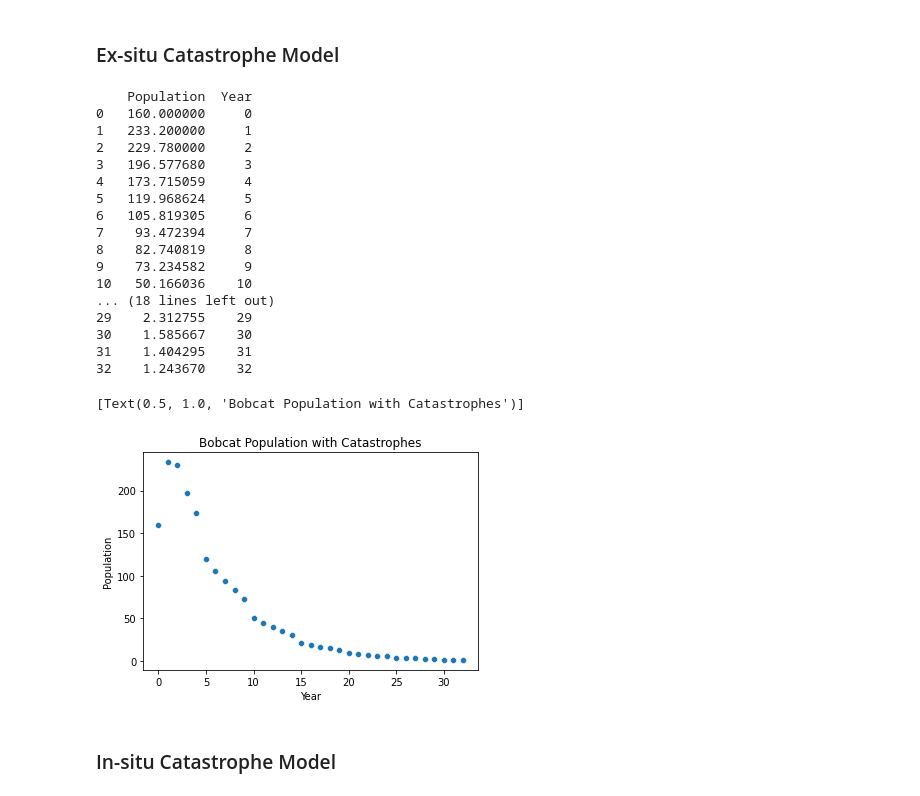
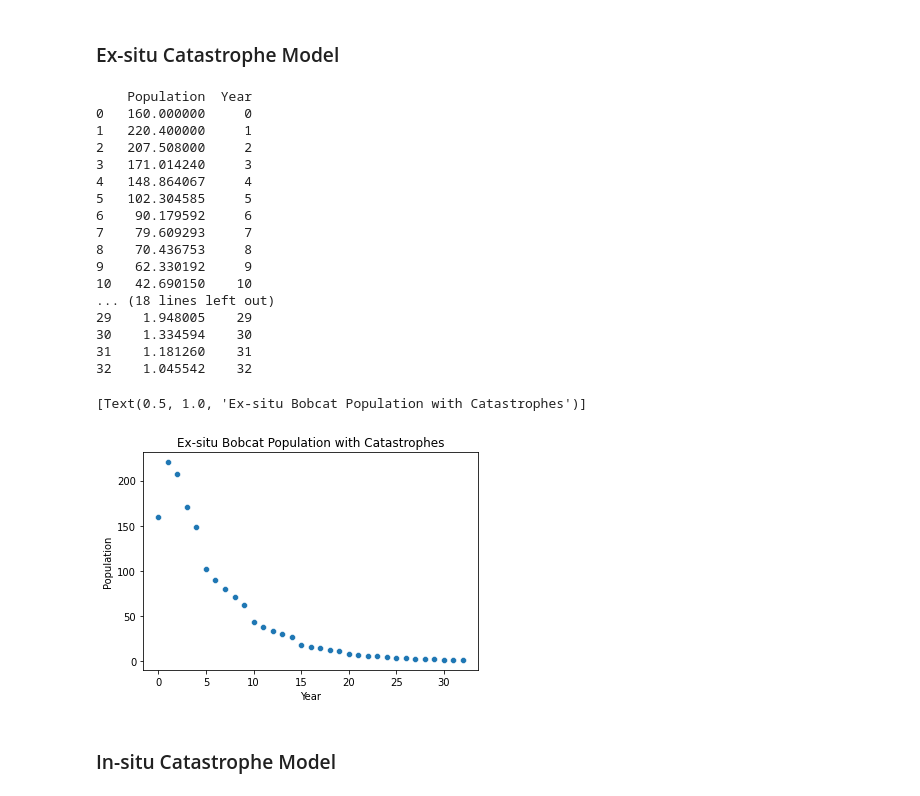
Before and after one commit to AlienVisitor/Math-3MB3, a Jupyter notebook: finalproject.ipynb, the cells around one changed output. Saved outputs shown, nothing was run; the diff lists cells and outputs as text; code cells hidden in the pictures.

```diff
--- a/finalproject.ipynb
+++ b/finalproject.ipynb
@@ -128,49 +128,49 @@ for i in range(0,16):
 # %%
 def growth_extended_catastrophe(t0_population = default_t0_population, leslie_matrix = default_leslie_matrix, number_of_years = default_number_of_years, catastrophie_matrix = default_catastrophie_matrix):
     nth_population_extended = np.zeros(number_of_years+1)
     nth_population_extended[0] = np.sum(t0_population)
     current_population = t0_population
     nth_year = np.arange(number_of_years+1)
     for i in range(1, number_of_years+1):
         if (i % 5 == 0):
-            nth_population_extended[i] = np.sum(leslie_matrix.dot(current_population) - catastrophie_matrix.dot(current_population))
             current_population = leslie_matrix.dot(current_population) - catastrophie_matrix.dot(current_population)
+            nth_population_extended[i] = np.sum(current_population)
         else:
-            nth_population_extended[i] = np.sum(leslie_matrix.dot(current_population))
             current_population = leslie_matrix.dot(current_population)
+            nth_population_extended[i] = np.sum(current_population)
 
     df = pd.DataFrame({
         'Population' : nth_population_extended,
         'Year' : nth_year
         })
 
     print(df)
 
     return df
 
 data_nth_population_extended_ex_situ = growth_extended_catastrophe()
 
-sns.scatterplot(data = data_nth_population_extended_ex_situ, x = "Year", y = "Population").set(title = "Bobcat Population with Catastrophes")
+sns.scatterplot(data = data_nth_population_extended_ex_situ, x = "Year", y = "Population").set(title = "Ex-situ Bobcat Population with Catastrophes")
 # %% [output]
     Population  Year
 0   160.000000     0
-1   233.200000     1
-2   229.780000     2
-3   196.577680     3
-4   173.715059     4
-5   119.968624     5
-6   105.819305     6
-7    93.472394     7
-8    82.740819     8
-9    73.234582     9
-10   50.166036    10
+1   220.400000     1
+2   207.508000     2
+3   171.014240     3
+4   148.864067     4
+5   102.304585     5
+6    90.179592     6
+7    79.609293     7
+8    70.436753     8
+9    62.330192     9
+10   42.690150    10
 ... (18 lines left out)
-29    2.312755    29
-30    1.585667    30
-31    1.404295    31
-32    1.243670    32
+29    1.948005    29
+30    1.334594    30
+31    1.181260    31
+32    1.045542    32
-[Text(0.5, 1.0, 'Bobcat Population with Catastrophes')]
+[Text(0.5, 1.0, 'Ex-situ Bobcat Population with Catastrophes')]
-[figure, old version]
+[figure, new version]
 # %% [markdown]
 ### In-situ Catastrophe Model
 # %%
```
Also changed, not shown: parts of 4 cells of this notebook.
